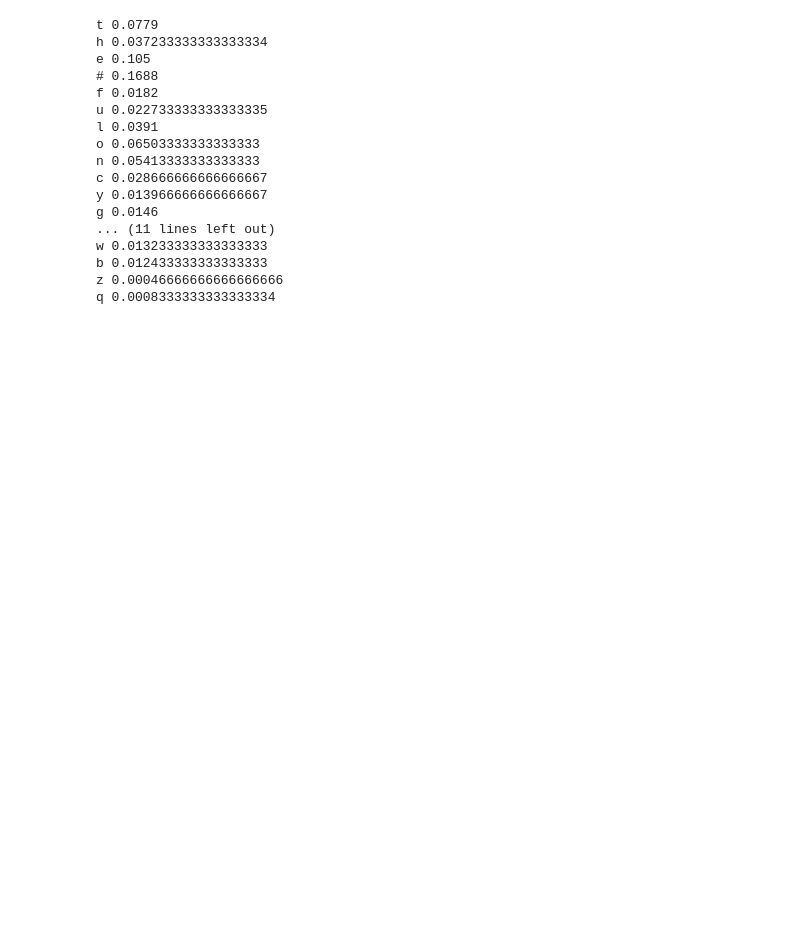
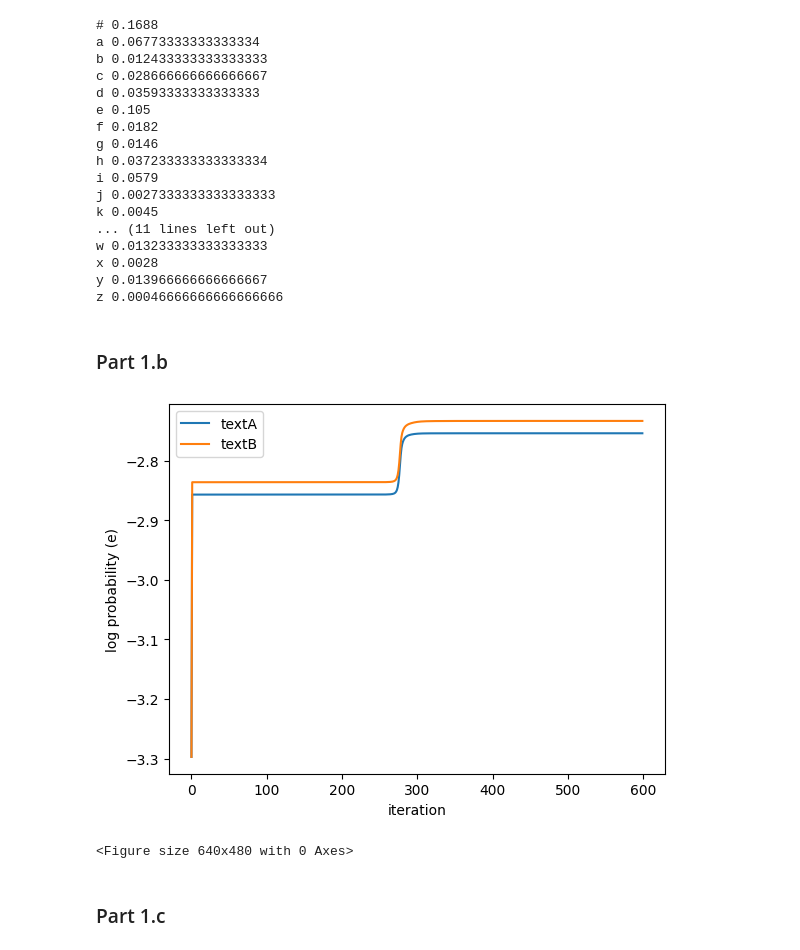
Before and after one commit to blindTissue/information_extraction_proj1_new, a Jupyter notebook: scratch.ipynb, the cells around one changed output. Drawn from its saved outputs; the diff is of its cells as text; code cells hidden in the pictures; blank space fills up the shorter version.

```diff
--- a/scratch.ipynb
+++ b/scratch.ipynb
@@ -115,24 +140,59 @@ Converged in 2 iterations
 counts = {}
 for c in text:
     counts[c] = counts.get(c, 0) + 1
+
+# order by key
+counts = dict(sorted(counts.items()))
 for k, v in counts.items():
     v = v / len(text)
     print(k, v)
 # %% [output]
-t 0.0779
+# 0.1688
+a 0.06773333333333334
+b 0.012433333333333333
+c 0.028666666666666667
+d 0.03593333333333333
+e 0.105
+f 0.0182
+g 0.0146
 h 0.037233333333333334
-e 0.105
-# 0.1688
-f 0.0182
-u 0.022733333333333335
-l 0.0391
-o 0.06503333333333333
-n 0.05413333333333333
-c 0.028666666666666667
-y 0.013966666666666667
-g 0.0146
+i 0.0579
+j 0.0027333333333333333
+k 0.0045
 ... (11 lines left out)
 w 0.013233333333333333
-b 0.012433333333333333
+x 0.0028
+y 0.013966666666666667
 z 0.00046666666666666666
-q 0.0008333333333333334
+# %% [markdown]
+### Part 1.b
+# %%
+# even though this is part b, this is an initialization from part a
+part_a_transition = np.array([[.49, .51],[.51, .49]])
+part_a_emission = np.ones((2, 27)) / 27
+part_a_emission[0,:13] = .0370
+part_a_emission[1,13:] = .0370
+part_a_emission[0,13:] = .0371
+part_a_emission[1,:13] = .0371
+part_a_emission[:,26] = .0367
+# %%
+text_a = read_data('textA.txt')
+text_b = read_data('textB.txt')
+# %%
+hmm = simpleHMM(initial_transitions=part_a_transition, initial_emissions=part_a_emission)
+a_logprob, b_logprob = hmm.BW_loop_for_part_b(text_a, text_b)
+# %%
+import matplotlib.pyplot as plt
+
+plt.plot(a_logprob, label='textA')
+plt.plot(b_logprob, label='textB')
+plt.xlabel('iteration')
+plt.ylabel('log probability (e)')
+plt.legend()
+plt.savefig('part1_b.png')
+plt.show()
+# %% [output]
+[figure, added]
+<Figure size 640x480 with 0 Axes>
+# %% [markdown]
+### Part 1.c
```
Also changed, not shown: parts of 19 cells of this notebook, 4 other files.
